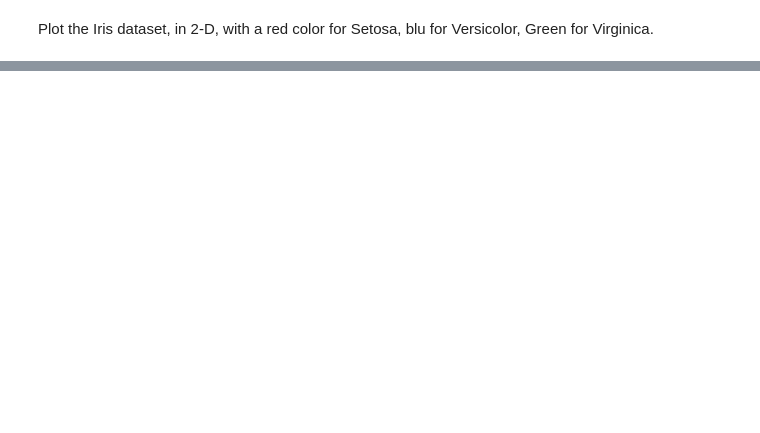
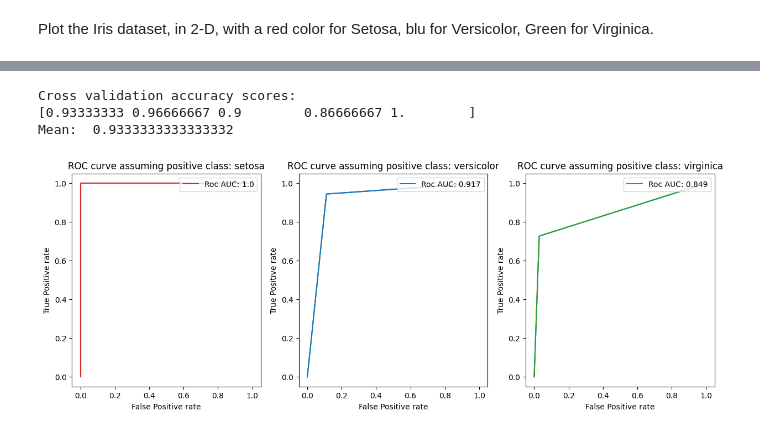
Before and after one commit to aamshaegar/AAUT_2023, a Jupyter notebook: Esercizio 2/classification_iris_knn.ipynb, the cells around one changed output, grey strips where cells are left out. Drawn from its saved outputs; the diff is of its cells as text; code cells hidden in the pictures; blank space fills up the shorter version.

```diff
--- a/Esercizio 2/classification_iris_knn.ipynb
+++ b/Esercizio 2/classification_iris_knn.ipynb
@@ -259,0 +264,11 @@ K(x,y) for the distances computation, such that distance(x,y)=1-K(x,y).    Use a
+# %%
+from sklearn.datasets import load_iris
+import pandas as pd
+
+iris = load_iris()
+data = pd.DataFrame(iris.data)
+target = pd.DataFrame(iris.target)
+dataset = pd.concat([data, target], axis = 1)
+
+dataset.columns = ['sepal_length', 'sepal_width', 'petal_length', 'petal_width', 'target']
+dataset.head()
@@ -259,0 +300,10 @@ K(x,y) for the distances computation, such that distance(x,y)=1-K(x,y).    Use a
+# %%
+plt.figure(figsize=(10,5))
+plt.title('Iris dataset')
+
+color = ['red', 'blue', 'green']
+plt.xlabel('petal_length')
+plt.ylabel('petal_width')
+
+for i in range(len(iris.data)):
+    plt.scatter(x= iris.data[i, 2],y=iris.data[i, 3], color=color[iris.target[i]])
@@ -259,0 +390,25 @@ K(x,y) for the distances computation, such that distance(x,y)=1-K(x,y).    Use a
+# %%
+from sklearn import tree
+
+clf = tree.DecisionTreeClassifier(criterion='entropy',
+                                  min_samples_leaf=10,
+                                  random_state=300,
+                                  max_depth=10,
+                                  min_samples_split=25,
+                                  class_weight={0:1,1:1,2:1})
+
+scores = cross_val_score(clf, iris.data, iris.target, cv=5) # score will be the accuracy
+clf = clf.fit(X_train, y_train)
+predicted_y_test = clf.predict(X_test)
+
+print("Cross validation accuracy scores: ")
+print(scores)
+print("Mean: ", np.mean(scores))
+
+
+display_ROC_curve(y_test, predicted_y_test, iris.target_names, 15,5)
+# %% [output]
+Cross validation accuracy scores:
+[0.93333333 0.96666667 0.9        0.86666667 1.        ]
+Mean:  0.9333333333333332
+[figure, added]
```
Also changed, not shown: parts of 17 cells of this notebook, 1 other file.
